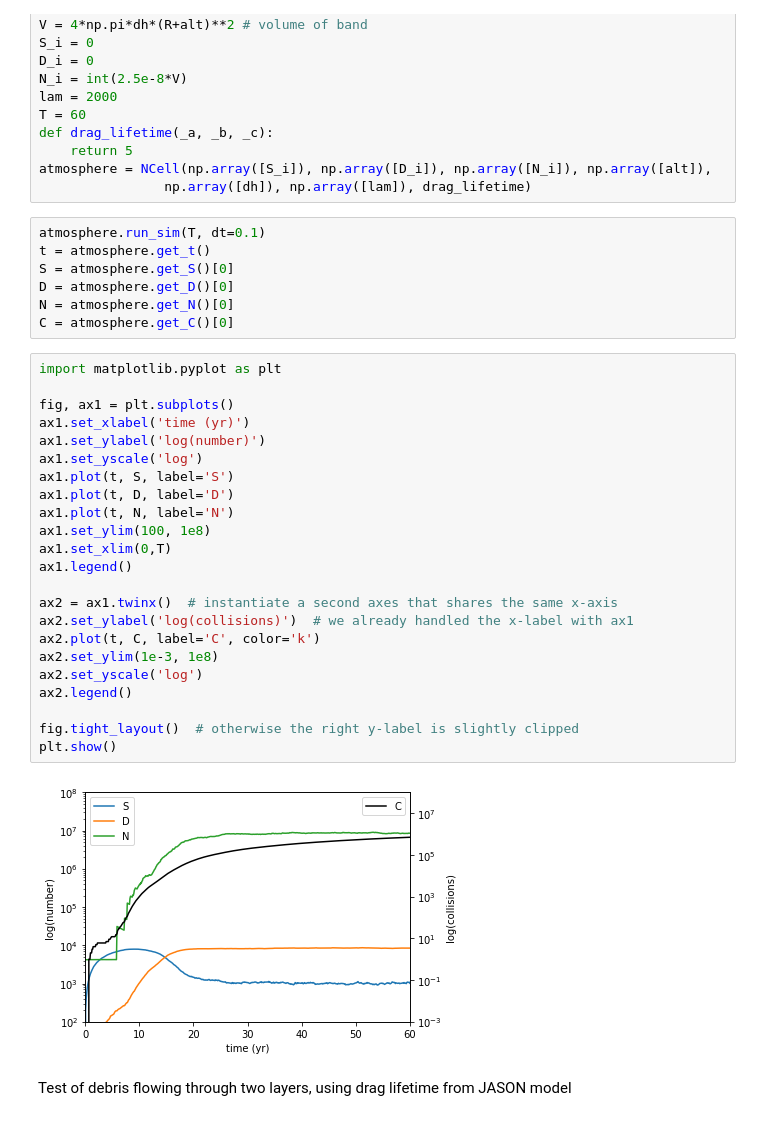
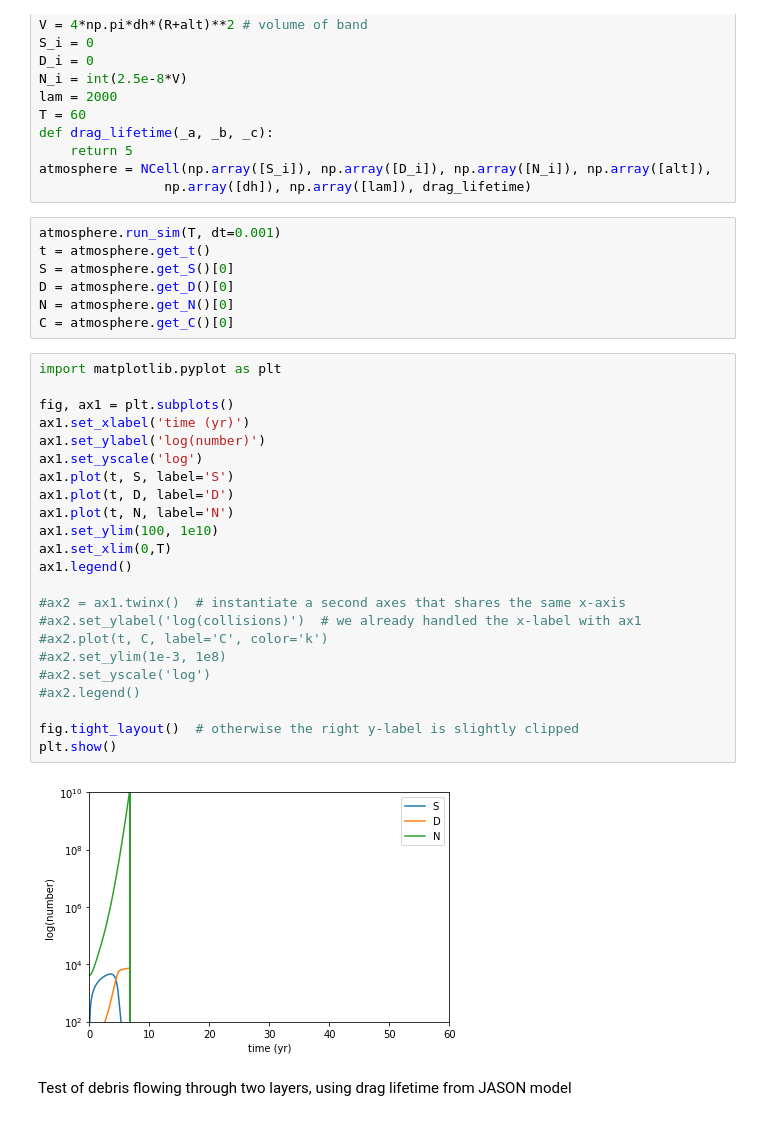
Before and after one commit to JustinLaw-D/debris-simulations, a Jupyter notebook: NCell_sims.ipynb, the cells around one changed output. Saved outputs shown, nothing was run; the diff lists cells and outputs as text.

```diff
--- a/NCell_sims.ipynb
+++ b/NCell_sims.ipynb
@@ -17,7 +17,7 @@ def drag_lifetime(_a, _b, _c):
 atmosphere = NCell(np.array([S_i]), np.array([D_i]), np.array([N_i]), np.array([alt]),
                 np.array([dh]), np.array([lam]), drag_lifetime)
 # %%
-atmosphere.run_sim(T, dt=0.1)
+atmosphere.run_sim(T, dt=0.001)
 t = atmosphere.get_t()
 S = atmosphere.get_S()[0]
 D = atmosphere.get_D()[0]
@@ -26,28 +26,28 @@ C = atmosphere.get_C()[0]
 # %%
 import matplotlib.pyplot as plt
 
 fig, ax1 = plt.subplots()
 ax1.set_xlabel('time (yr)')
 ax1.set_ylabel('log(number)')
 ax1.set_yscale('log')
 ax1.plot(t, S, label='S')
 ax1.plot(t, D, label='D')
 ax1.plot(t, N, label='N')
-ax1.set_ylim(100, 1e8)
+ax1.set_ylim(100, 1e10)
 ax1.set_xlim(0,T)
 ax1.legend()
 
-ax2 = ax1.twinx()  # instantiate a second axes that shares the same x-axis
-ax2.set_ylabel('log(collisions)')  # we already handled the x-label with ax1
-ax2.plot(t, C, label='C', color='k')
-ax2.set_ylim(1e-3, 1e8)
-ax2.set_yscale('log')
-ax2.legend()
+#ax2 = ax1.twinx()  # instantiate a second axes that shares the same x-axis
+#ax2.set_ylabel('log(collisions)')  # we already handled the x-label with ax1
+#ax2.plot(t, C, label='C', color='k')
+#ax2.set_ylim(1e-3, 1e8)
+#ax2.set_yscale('log')
+#ax2.legend()
 
 fig.tight_layout()  # otherwise the right y-label is slightly clipped
 plt.show()
 # %% [output]
-[figure, old version]
+[figure, new version]
 # %% [markdown]
 Test of debris flowing through two layers, using drag lifetime from JASON model
 # %%
```
Also changed, not shown: parts of 3 cells of this notebook, 3 other files.
